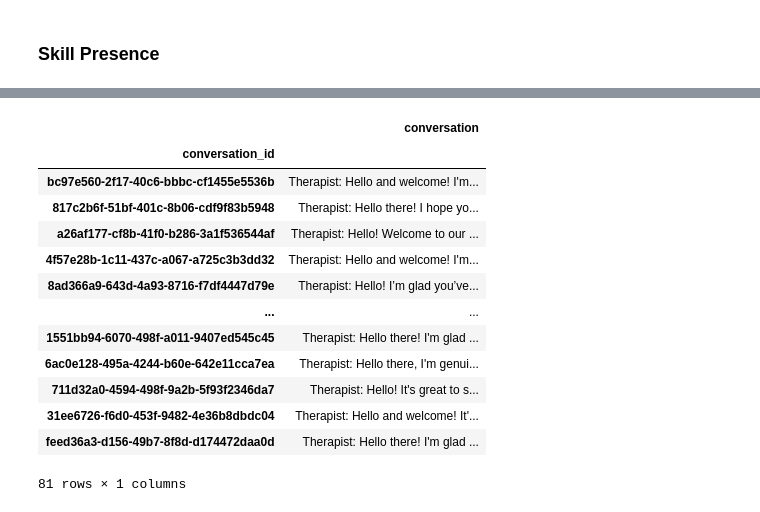
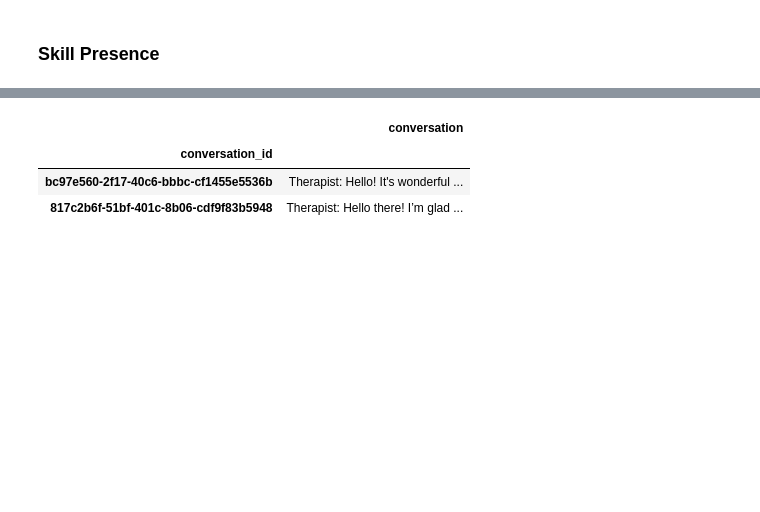
Before and after one commit to hecerinc/dbt-llm, a Jupyter notebook: src/Complete Pipeline.ipynb, the cells around one changed output, grey strips where cells are left out. Saved outputs shown, nothing was run; the diff lists cells and outputs as text; code cells hidden in the pictures; blank space fills up the shorter version.

```diff
--- a/src/Complete Pipeline.ipynb
+++ b/src/Complete Pipeline.ipynb
@@ -40,0 +28,7 @@ os.environ['OAI_ENDPOINT'] = 'dbt-openai-usea2-assistants'
+# %%
+# Replace below with the name of the pickle file generated
+CONVO_GEN_FILENAME = 'result'
+
+CONVO_GEN_DIRPATH = os.path.join('.', 'convo_generation', 'output')
+CONVO_GEN_PICKLE_PATH = os.path.join(CONVO_GEN_DIRPATH, f'{CONVO_GEN_FILENAME}.pickle')
+print(CONVO_GEN_PICKLE_PATH)
@@ -41,16 +37,19 @@ os.environ['OAI_ENDPOINT'] = 'dbt-openai-usea2-assistants'
 # %%
 # Read in conversations pickle file
 convo_dict = {}
-for key, value in pd.read_pickle('./convo_generation/output/20240306_convos_full.pickle').items():
+for key, value in pd.read_pickle(CONVO_GEN_PICKLE_PATH).items():
     convo_dict[value['id']] = value['result']['eval_messages']
 
 # Create csv to run evaluations on
 convo_df = pd.DataFrame([convo_dict]).T.reset_index().rename(columns={'index': 'conversation_id', 0: 'conversation'})
-convo_df.to_csv('./convo_generation/output/20240306_convos_full.csv')
+CONVO_GEN_CSV_PATH = os.path.join(CONVO_GEN_DIRPATH, f'{CONVO_GEN_FILENAME}.csv')
+convo_df.to_csv(CONVO_GEN_CSV_PATH)
 # %% [markdown]
 ### Adherence
 # %%
-# run_evaluations expects a csv with the following format in each row: {id, text conversation]
+EVAL_DIRPATH = os.path.join('.', 'evaluation', 'output')
+ADHERENCE_EVAL_FILEPATH = os.path.join(EVAL_DIRPATH, f'{CONVO_GEN_FILENAME}_adherence_results.json')
 
-run_evaluations('./convo_generation/output/20240306_convos_full.csv', './evaluation/output/20240306_adherence_results.json', 'adherence')
+# run_evaluations expects a csv with the following format in each row: {id, text conversation}
+run_evaluations(CONVO_GEN_CSV_PATH, ADHERENCE_EVAL_FILEPATH, 'adherence')
 # %% [output]
@@ -145,0 +104,4 @@ skill_presence_results_dict
+# %%
+SKILL_EVAL_FILEPATH = os.path.join(EVAL_DIRPATH, f'{CONVO_GEN_FILENAME}_skill_presence_results.json')
+
+run_evaluations(CONVO_GEN_CSV_PATH, SKILL_EVAL_FILEPATH, 'skill_presence')
@@ -206,28 +165,18 @@ prompts_df
 # %%
 convo_df = pd.read_csv(
-    './convo_generation/output/20240306_convos_full.csv',
+    CONVO_GEN_CSV_PATH
 ).set_index(
     'conversation_id'
 ).drop(
     'Unnamed: 0',
     axis=1,
 )
 convo_df
 # %% [output]
 |  | conversation |
 | conversation_id |  |
-| bc97e560-2f17-40c6-bbbc-cf1455e5536b | Therapist: Hello and welcome! I'm... |
-| 817c2b6f-51bf-401c-8b06-cdf9f83b5948 | Therapist: Hello there! I hope yo... |
-| a26af177-cf8b-41f0-b286-3a1f536544af | Therapist: Hello! Welcome to our ... |
-| 4f57e28b-1c11-437c-a067-a725c3b3dd32 | Therapist: Hello and welcome! I'm... |
-| 8ad366a9-643d-4a93-8716-f7df4447d79e | Therapist: Hello! I’m glad you’ve... |
-| ... | ... |
-| 1551bb94-6070-498f-a011-9407ed545c45 | Therapist: Hello there! I'm glad ... |
-| 6ac0e128-495a-4244-b60e-642e11cca7ea | Therapist: Hello there, I'm genui... |
-| 711d32a0-4594-498f-9a2b-5f93f2346da7 | Therapist: Hello! It's great to s... |
-| 31ee6726-f6d0-453f-9482-4e36b8dbdc04 | Therapist: Hello and welcome! It'... |
-| feed36a3-d156-49b7-8f8d-d174472daa0d | Therapist: Hello there! I'm glad ... |
+| bc97e560-2f17-40c6-bbbc-cf1455e5536b | Therapist: Hello! It's wonderful ... |
+| 817c2b6f-51bf-401c-8b06-cdf9f83b5948 | Therapist: Hello there! I’m glad ... |
-81 rows × 1 columns
 # %%
 skills_presence_df = skills_detected_df.join(
     [prompts_df, convo_df],
```
Also changed, not shown: parts of 38 cells of this notebook, 24 other files.
